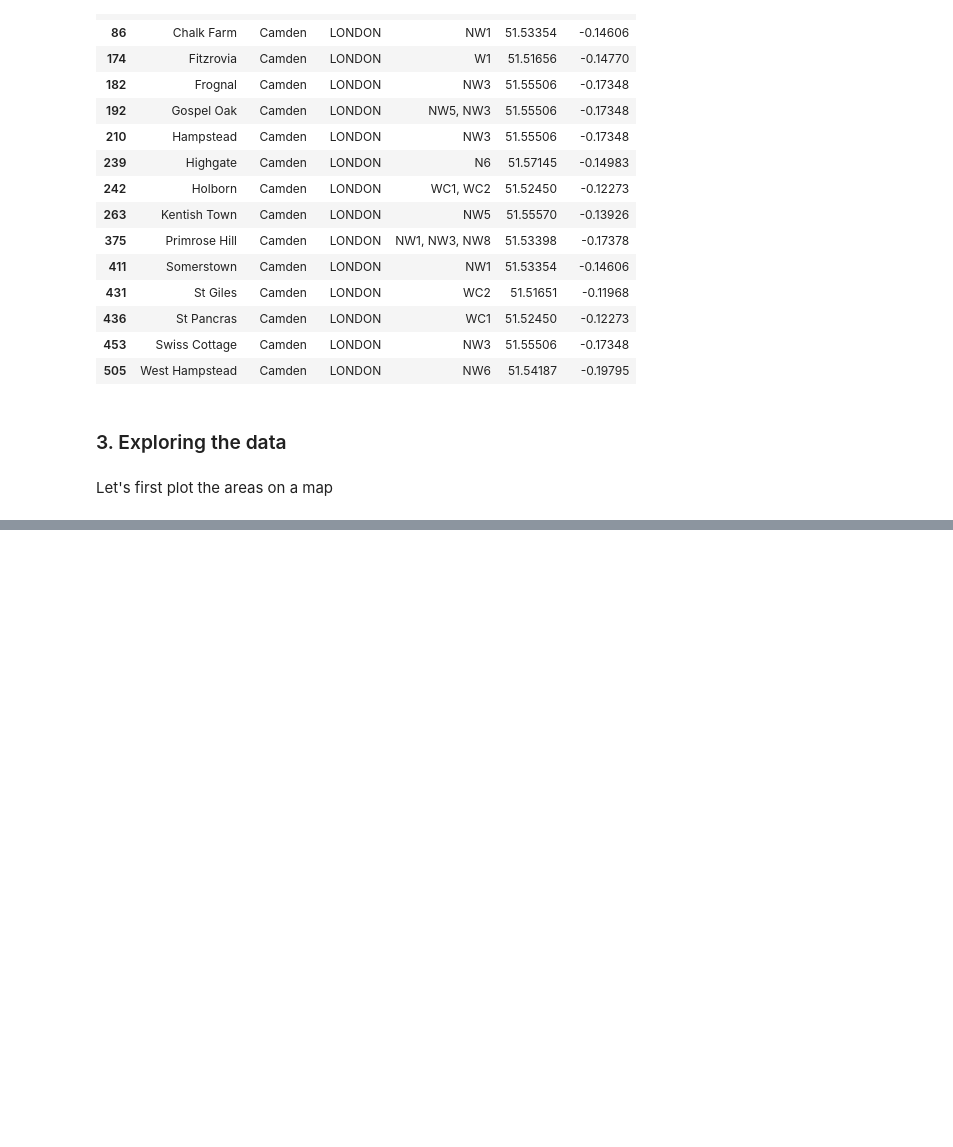
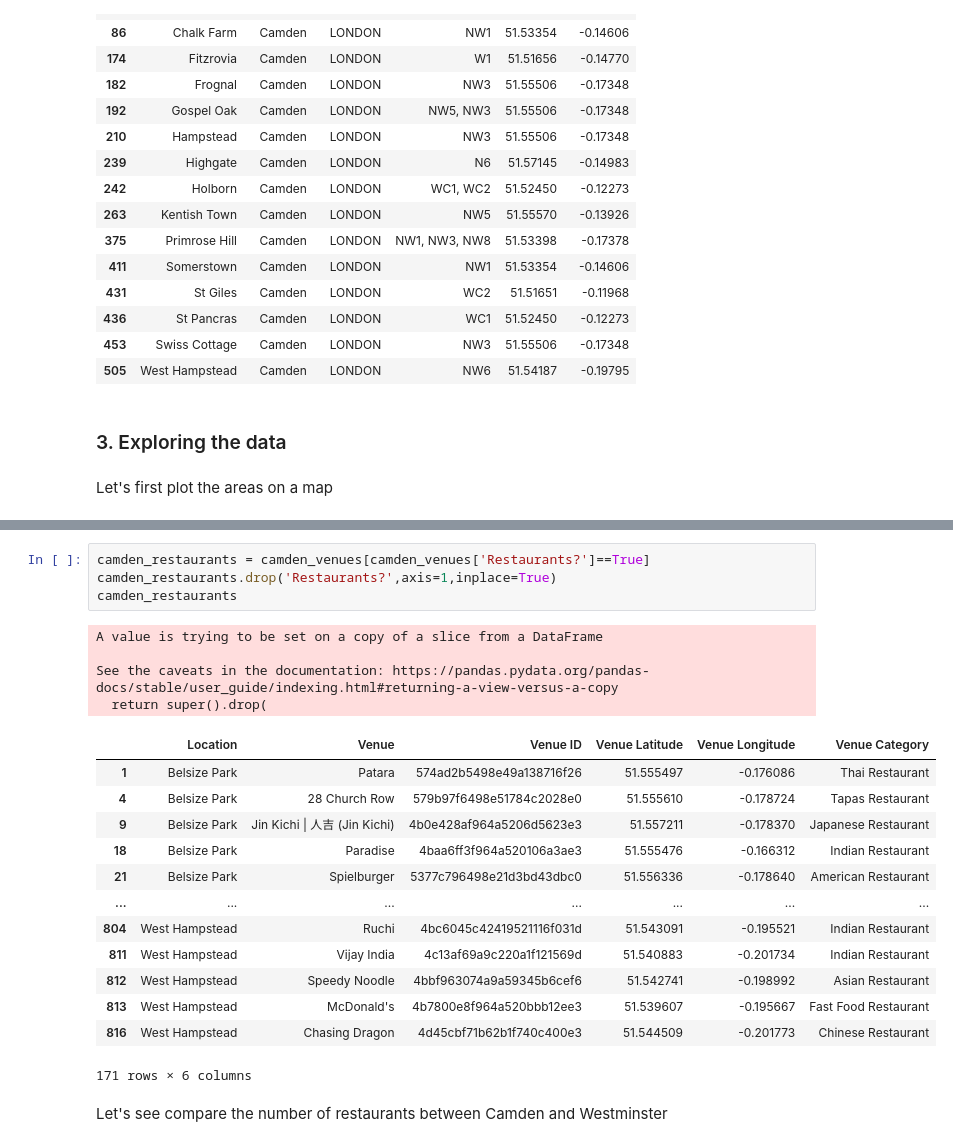
Before and after one commit to paul3bin/Coursera_Capstone, a Jupyter notebook: Battle_of_Neighborhoods_Project.ipynb, the cells around one changed output, grey strips where cells are left out. Cells and saved outputs as stored; diff of their text form; blank space fills up the shorter version.

```diff
--- a/Battle_of_Neighborhoods_Project.ipynb
+++ b/Battle_of_Neighborhoods_Project.ipynb
@@ -468,0 +491,24 @@ Name: categories, dtype: int64
+# %%
+camden_restaurants = camden_venues[camden_venues['Restaurants?']==True]
+camden_restaurants.drop('Restaurants?',axis=1,inplace=True)
+camden_restaurants
+# %% [output]
+A value is trying to be set on a copy of a slice from a DataFrame
+
+See the caveats in the documentation: https://pandas.pydata.org/pandas-docs/stable/user_guide/indexing.html#returning-a-view-versus-a-copy
+  return super().drop(
+|  | Location | Venue | Venue ID | Venue Latitude | Venue Longitude | Venue Category |
+| 1 | Belsize Park | Patara | 574ad2b5498e49a138716f26 | 51.555497 | -0.176086 | Thai Restaurant |
+| 4 | Belsize Park | 28 Church Row | 579b97f6498e51784c2028e0 | 51.555610 | -0.178724 | Tapas Restaurant |
+| 9 | Belsize Park | Jin Kichi | 人吉 (Jin Kichi) | 4b0e428af964a5206d5623e3 | 51.557211 | -0.178370 | Japanese Restaurant |
+| 18 | Belsize Park | Paradise | 4baa6ff3f964a520106a3ae3 | 51.555476 | -0.166312 | Indian Restaurant |
+| 21 | Belsize Park | Spielburger | 5377c796498e21d3bd43dbc0 | 51.556336 | -0.178640 | American Restaurant |
+| ... | ... | ... | ... | ... | ... | ... |
+| 804 | West Hampstead | Ruchi | 4bc6045c42419521116f031d | 51.543091 | -0.195521 | Indian Restaurant |
+| 811 | West Hampstead | Vijay India | 4c13af69a9c220a1f121569d | 51.540883 | -0.201734 | Indian Restaurant |
+| 812 | West Hampstead | Speedy Noodle | 4bbf963074a9a59345b6cef6 | 51.542741 | -0.198992 | Asian Restaurant |
+| 813 | West Hampstead | McDonald's | 4b7800e8f964a520bbb12ee3 | 51.539607 | -0.195667 | Fast Food Restaurant |
+| 816 | West Hampstead | Chasing Dragon | 4d45cbf71b62b1f740c400e3 | 51.544509 | -0.201773 | Chinese Restaurant |
+171 rows × 6 columns
+# %% [markdown]
+Let's see compare the number of restaurants between Camden and Westminster
```
Also changed, not shown: parts of 26 cells of this notebook.
